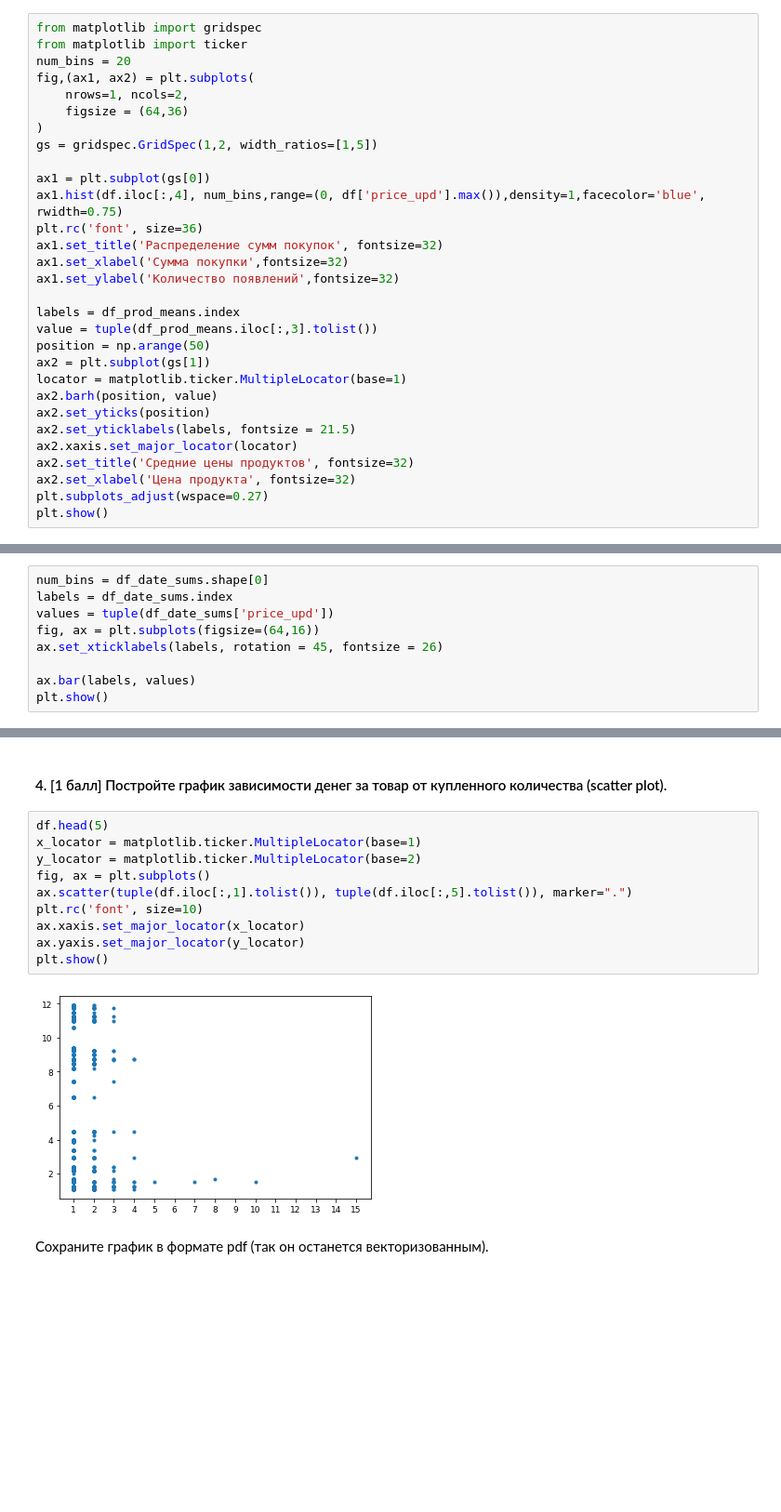
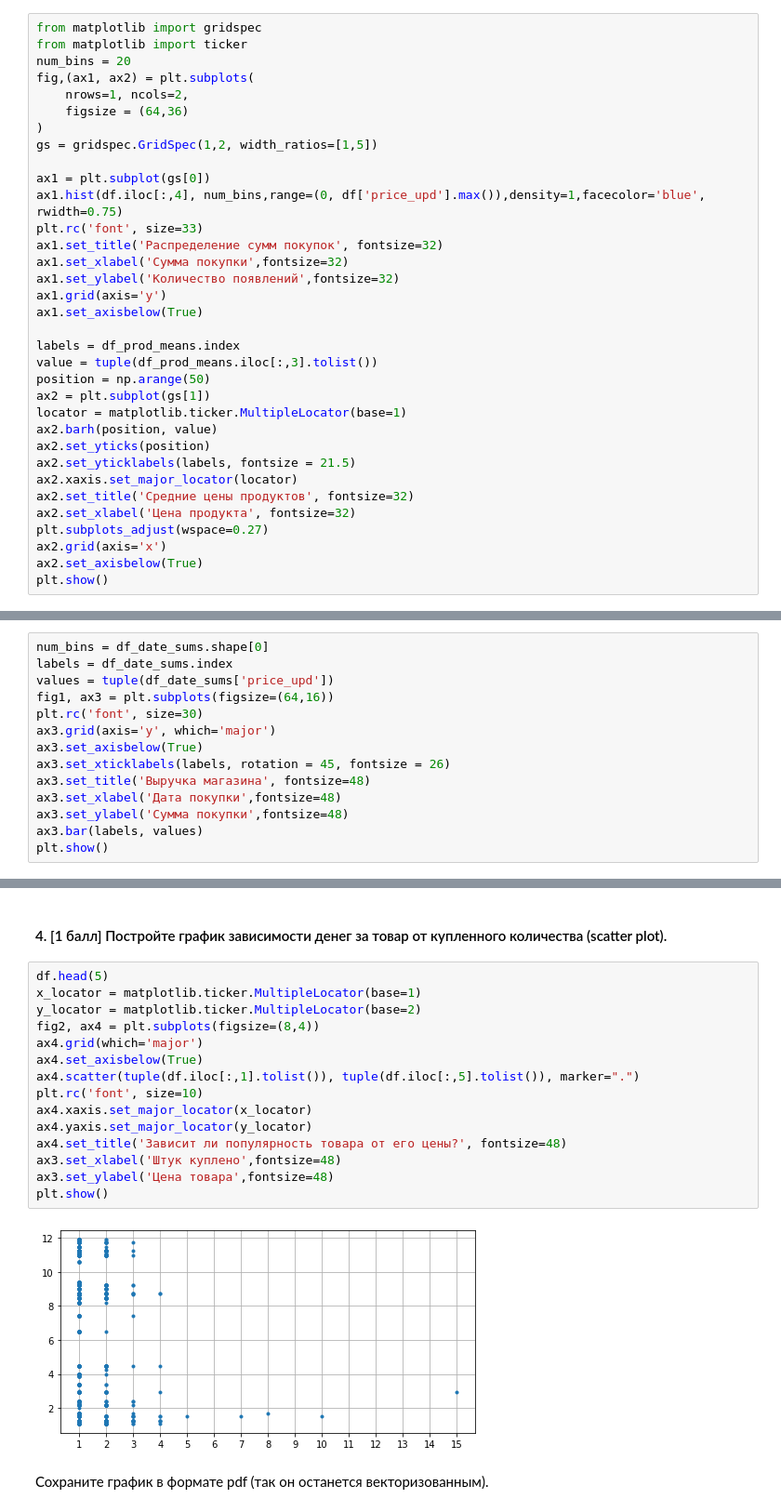
Before and after one commit to hse-mlearn/ha-01-erokhin, a Jupyter notebook: HA_1_current.ipynb, the cells around one changed output, grey strips where cells are left out. Shown: that part at 93% size. Drawn from its saved outputs; the diff is of its cells as text; blank space fills up the shorter version.

```diff
--- a/HA_1_current.ipynb
+++ b/HA_1_current.ipynb
@@ -384,10 +384,12 @@ gs = gridspec.GridSpec(1,2, width_ratios=[1,5])
 
 ax1 = plt.subplot(gs[0])
 ax1.hist(df.iloc[:,4], num_bins,range=(0, df['price_upd'].max()),density=1,facecolor='blue', rwidth=0.75)
-plt.rc('font', size=36)
+plt.rc('font', size=33)
 ax1.set_title('Распределение сумм покупок', fontsize=32)
 ax1.set_xlabel('Сумма покупки',fontsize=32)
 ax1.set_ylabel('Количество появлений',fontsize=32)
+ax1.grid(axis='y')
+ax1.set_axisbelow(True)
 
 labels = df_prod_means.index
 value = tuple(df_prod_means.iloc[:,3].tolist())
@@ -401,5 +403,7 @@ ax2.xaxis.set_major_locator(locator)
 ax2.set_title('Средние цены продуктов', fontsize=32)
 ax2.set_xlabel('Цена продукта', fontsize=32)
 plt.subplots_adjust(wspace=0.27)
+ax2.grid(axis='x')
+ax2.set_axisbelow(True)
 plt.show()
 # %% [output]
@@ -430,9 +434,14 @@ df_date_sums.head(5)
 num_bins = df_date_sums.shape[0]
 labels = df_date_sums.index
 values = tuple(df_date_sums['price_upd'])
-fig, ax = plt.subplots(figsize=(64,16))
-ax.set_xticklabels(labels, rotation = 45, fontsize = 26)
-
-ax.bar(labels, values)
+fig1, ax3 = plt.subplots(figsize=(64,16))
+plt.rc('font', size=30)
+ax3.grid(axis='y', which='major')
+ax3.set_axisbelow(True)
+ax3.set_xticklabels(labels, rotation = 45, fontsize = 26)
+ax3.set_title('Выручка магазина', fontsize=48)
+ax3.set_xlabel('Дата покупки',fontsize=48)
+ax3.set_ylabel('Сумма покупки',fontsize=48)
+ax3.bar(labels, values)
 plt.show()
 # %% [output]
@@ -447,14 +456,19 @@ AttributeError: 'Series' object has no attribute 's'
 # %%
 df.head(5)
 x_locator = matplotlib.ticker.MultipleLocator(base=1)
 y_locator = matplotlib.ticker.MultipleLocator(base=2)
-fig, ax = plt.subplots()
-ax.scatter(tuple(df.iloc[:,1].tolist()), tuple(df.iloc[:,5].tolist()), marker=".")
+fig2, ax4 = plt.subplots(figsize=(8,4))
+ax4.grid(which='major')
+ax4.set_axisbelow(True)
+ax4.scatter(tuple(df.iloc[:,1].tolist()), tuple(df.iloc[:,5].tolist()), marker=".")
 plt.rc('font', size=10)
-ax.xaxis.set_major_locator(x_locator)
-ax.yaxis.set_major_locator(y_locator)
+ax4.xaxis.set_major_locator(x_locator)
+ax4.yaxis.set_major_locator(y_locator)
+ax4.set_title('Зависит ли популярность товара от его цены?', fontsize=48)
+ax3.set_xlabel('Штук куплено',fontsize=48)
+ax3.set_ylabel('Цена товара',fontsize=48)
 plt.show()
 # %% [output]
-[figure, old version]
+[figure, new version]
 # %% [markdown]
 Сохраните график в формате pdf (так он останется векторизованным).
```
Also changed, not shown: parts of 8 cells of this notebook.
